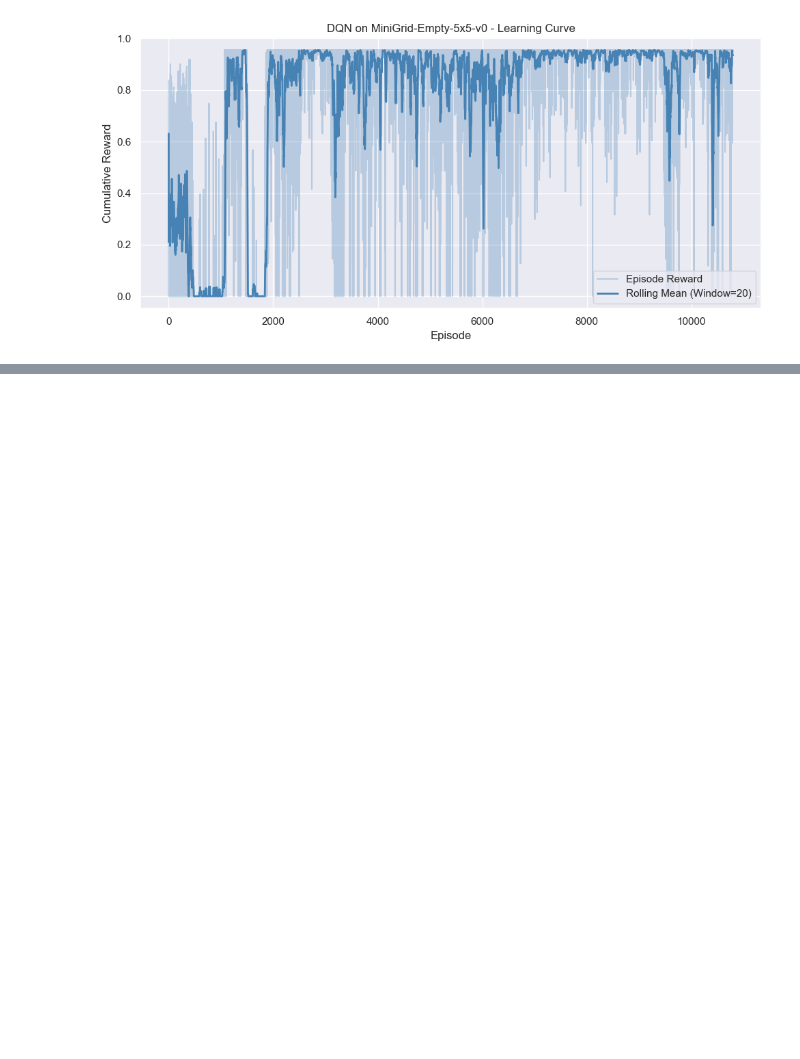
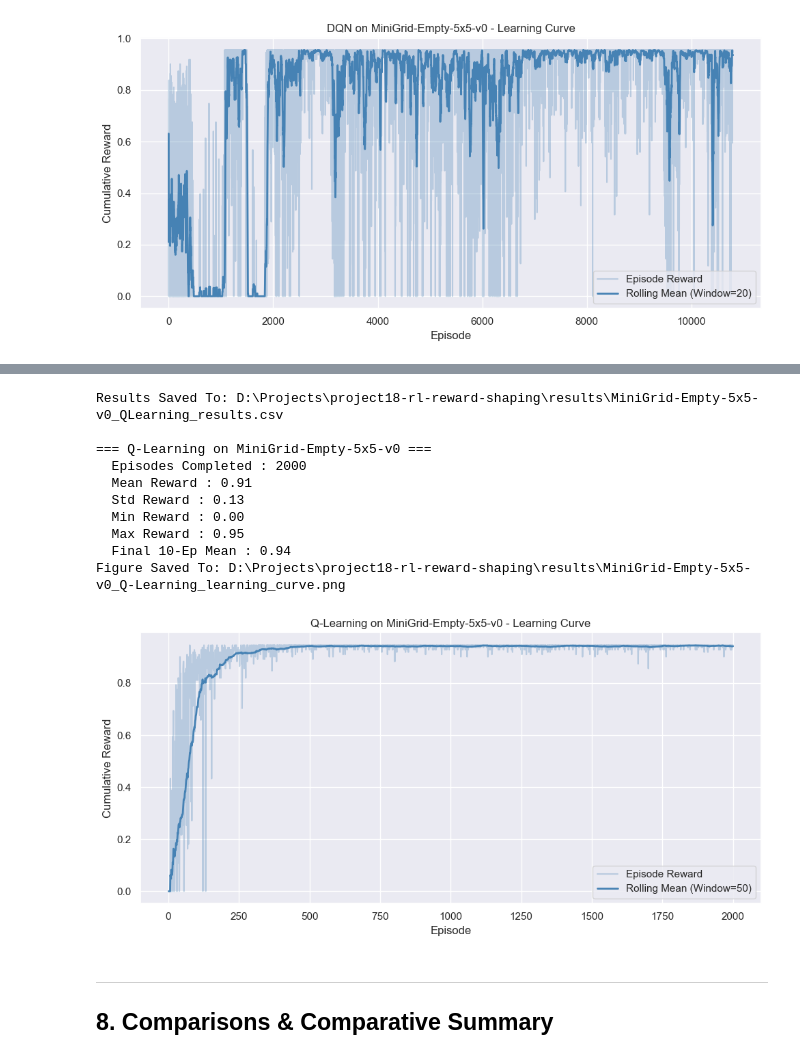
Before and after one commit to toms55/RL-gaming, a Jupyter notebook: notebooks/baseline_rl.ipynb, the cells around one changed output, grey strips where cells are left out. Saved outputs shown, nothing was run; the diff lists cells and outputs as text; code cells hidden in the pictures; blank space fills up the shorter version.

Commit message:
Add MiniGrid tabular Q-Learning Baseline and Comparitive Summary Placeholder

```diff
--- a/notebooks/baseline_rl.ipynb
+++ b/notebooks/baseline_rl.ipynb
@@ -399,0 +520,23 @@ Figure Saved To: D:\Projects\project18-rl-reward-shaping\results\MiniGrid-Empty-
+# %%
+ql_df = save_results_to_csv(
+  ql_episode_rewards,
+  ql_episode_lengths,
+  MINIGRID_ENV_ID, 'QLearning'
+)
+print_summary(ql_episode_rewards, MINIGRID_ENV_ID, 'Q-Learning')
+plot_learning_curve(ql_episode_rewards, MINIGRID_ENV_ID, 'Q-Learning', window=50)
+# %% [output]
+Results Saved To: D:\Projects\project18-rl-reward-shaping\results\MiniGrid-Empty-5x5-v0_QLearning_results.csv
+
+=== Q-Learning on MiniGrid-Empty-5x5-v0 ===
+  Episodes Completed : 2000
+  Mean Reward : 0.91
+  Std Reward : 0.13
+  Min Reward : 0.00
+  Max Reward : 0.95
+  Final 10-Ep Mean : 0.94
+Figure Saved To: D:\Projects\project18-rl-reward-shaping\results\MiniGrid-Empty-5x5-v0_Q-Learning_learning_curve.png
+[figure, added]
+# %% [markdown]
+---
+## **8. Comparisons & Comparative Summary**
```
Also changed, not shown: parts of 3 cells of this notebook.
